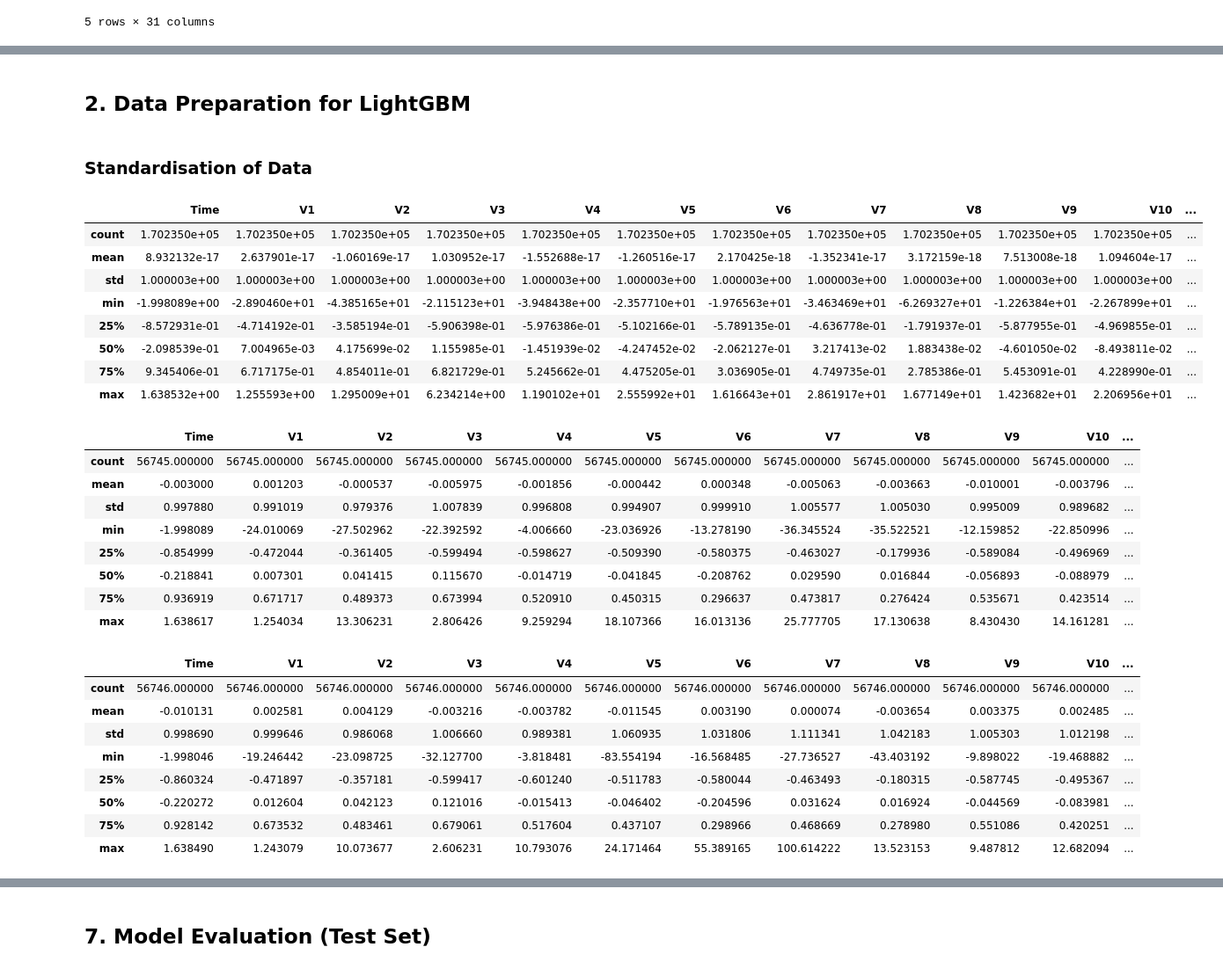
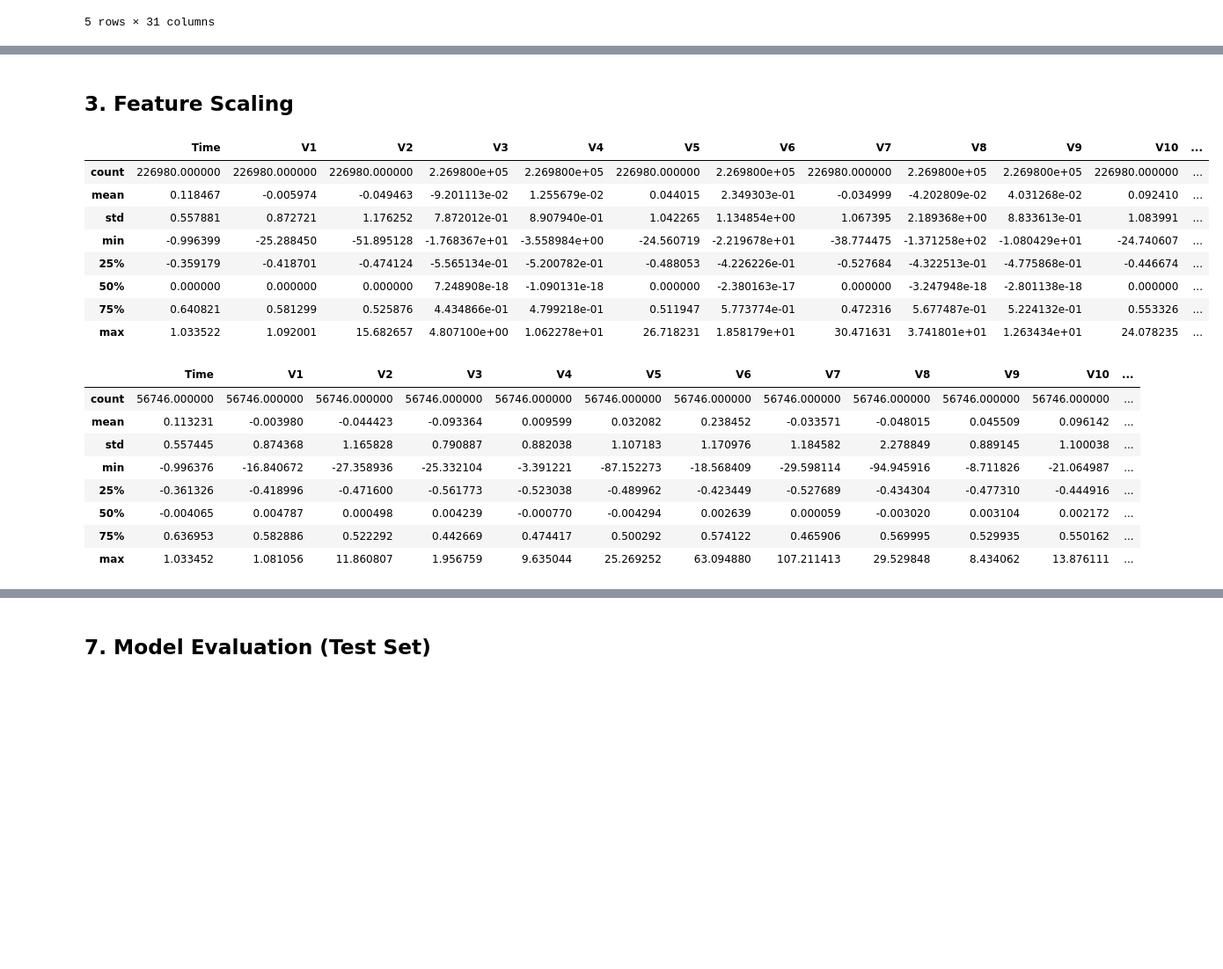
Before and after one commit to luuuneytunes12/Fraud-Detection-ML, a Jupyter notebook: notebooks/03-cwl-lightgbm.ipynb, the cells around one changed output, grey strips where cells are left out. Shown at 88% size. Saved outputs shown, nothing was run; the diff lists cells and outputs as text; code cells hidden in the pictures; blank space fills up the shorter version.

```diff
--- a/notebooks/03-cwl-lightgbm.ipynb
+++ b/notebooks/03-cwl-lightgbm.ipynb
@@ -61,2 +68,4 @@ df1.head()
 # %%
-X_train, X_val, X_test, y_train, y_val, y_test = dp.train_val_test_split(df1, target_column='Class')
+X = df1.drop(columns=['Class'])
+y = df1['Class']
+X_train, X_test, y_train, y_test = train_test_split(X, y, test_size=0.2, random_state=42, stratify=y)
@@ -89,52 +82,40 @@ Class
 0    56651
 1       95
 Name: count, dtype: int64
-# %% [markdown]
-## 2. Data Preparation for LightGBM
-# %% [markdown]
-### Standardisation of Data
+# %% [markdown]
+## 3. Feature Scaling
 # %%
 # - Scaling of Train, Validation, Test Data  -
-from sklearn.preprocessing import StandardScaler
-scaler = StandardScaler().set_output(transform="pandas")
+from sklearn.preprocessing import StandardScaler, RobustScaler
+scaler = RobustScaler().set_output(transform="pandas")
 
 # - Train StandardScaler() based on features in Train Data -
 X_train_scaled = scaler.fit_transform(X_train)
 
-# - Apply Learning to Validation, Test Data -
-X_val_scaled = scaler.transform(X_val)
+# - Apply Learning to Test Data -
 X_test_scaled = scaler.transform(X_test)
 
 pd.set_option('display.max_columns', None)
-display(X_train_scaled.describe(), X_val_scaled.describe(), X_test_scaled.describe())
+display(X_train_scaled.describe(), X_test_scaled.describe())
 # %% [output]
 |  | Time | V1 | V2 | V3 | V4 | V5 | V6 | V7 | V8 | V9 | V10 | ... |
-| count | 1.702350e+05 | 1.702350e+05 | 1.702350e+05 | 1.702350e+05 | 1.702350e+05 | 1.702350e+05 | 1.702350e+05 | 1.702350e+05 | 1.702350e+05 | 1.702350e+05 | 1.702350e+05 | ... |
-| mean | 8.932132e-17 | 2.637901e-17 | -1.060169e-17 | 1.030952e-17 | -1.552688e-17 | -1.260516e-17 | 2.170425e-18 | -1.352341e-17 | 3.172159e-18 | 7.513008e-18 | 1.094604e-17 | ... |
-| std | 1.000003e+00 | 1.000003e+00 | 1.000003e+00 | 1.000003e+00 | 1.000003e+00 | 1.000003e+00 | 1.000003e+00 | 1.000003e+00 | 1.000003e+00 | 1.000003e+00 | 1.000003e+00 | ... |
-| min | -1.998089e+00 | -2.890460e+01 | -4.385165e+01 | -2.115123e+01 | -3.948438e+00 | -2.357710e+01 | -1.976563e+01 | -3.463469e+01 | -6.269327e+01 | -1.226384e+01 | -2.267899e+01 | ... |
-| 25% | -8.572931e-01 | -4.714192e-01 | -3.585194e-01 | -5.906398e-01 | -5.976386e-01 | -5.102166e-01 | -5.789135e-01 | -4.636778e-01 | -1.791937e-01 | -5.877955e-01 | -4.969855e-01 | ... |
-| 50% | -2.098539e-01 | 7.004965e-03 | 4.175699e-02 | 1.155985e-01 | -1.451939e-02 | -4.247452e-02 | -2.062127e-01 | 3.217413e-02 | 1.883438e-02 | -4.601050e-02 | -8.493811e-02 | ... |
-| 75% | 9.345406e-01 | 6.717175e-01 | 4.854011e-01 | 6.821729e-01 | 5.245662e-01 | 4.475205e-01 | 3.036905e-01 | 4.749735e-01 | 2.785386e-01 | 5.453091e-01 | 4.228990e-01 | ... |
-| max | 1.638532e+00 | 1.255593e+00 | 1.295009e+01 | 6.234214e+00 | 1.190102e+01 | 2.555992e+01 | 1.616643e+01 | 2.861917e+01 | 1.677149e+01 | 1.423682e+01 | 2.206956e+01 | ... |
+| count | 226980.000000 | 226980.000000 | 226980.000000 | 2.269800e+05 | 2.269800e+05 | 226980.000000 | 2.269800e+05 | 226980.000000 | 2.269800e+05 | 2.269800e+05 | 226980.000000 | ... |
+| mean | 0.118467 | -0.005974 | -0.049463 | -9.201113e-02 | 1.255679e-02 | 0.044015 | 2.349303e-01 | -0.034999 | -4.202809e-02 | 4.031268e-02 | 0.092410 | ... |
+| std | 0.557881 | 0.872721 | 1.176252 | 7.872012e-01 | 8.907940e-01 | 1.042265 | 1.134854e+00 | 1.067395 | 2.189368e+00 | 8.833613e-01 | 1.083991 | ... |
+| min | -0.996399 | -25.288450 | -51.895128 | -1.768367e+01 | -3.558984e+00 | -24.560719 | -2.219678e+01 | -38.774475 | -1.371258e+02 | -1.080429e+01 | -24.740607 | ... |
+| 25% | -0.359179 | -0.418701 | -0.474124 | -5.565134e-01 | -5.200782e-01 | -0.488053 | -4.226226e-01 | -0.527684 | -4.322513e-01 | -4.775868e-01 | -0.446674 | ... |
+| 50% | 0.000000 | 0.000000 | 0.000000 | 7.248908e-18 | -1.090131e-18 | 0.000000 | -2.380163e-17 | 0.000000 | -3.247948e-18 | -2.801138e-18 | 0.000000 | ... |
+| 75% | 0.640821 | 0.581299 | 0.525876 | 4.434866e-01 | 4.799218e-01 | 0.511947 | 5.773774e-01 | 0.472316 | 5.677487e-01 | 5.224132e-01 | 0.553326 | ... |
+| max | 1.033522 | 1.092001 | 15.682657 | 4.807100e+00 | 1.062278e+01 | 26.718231 | 1.858179e+01 | 30.471631 | 3.741801e+01 | 1.263434e+01 | 24.078235 | ... |
 |  | Time | V1 | V2 | V3 | V4 | V5 | V6 | V7 | V8 | V9 | V10 | ... |
-| count | 56745.000000 | 56745.000000 | 56745.000000 | 56745.000000 | 56745.000000 | 56745.000000 | 56745.000000 | 56745.000000 | 56745.000000 | 56745.000000 | 56745.000000 | ... |
-| mean | -0.003000 | 0.001203 | -0.000537 | -0.005975 | -0.001856 | -0.000442 | 0.000348 | -0.005063 | -0.003663 | -0.010001 | -0.003796 | ... |
-| std | 0.997880 | 0.991019 | 0.979376 | 1.007839 | 0.996808 | 0.994907 | 0.999910 | 1.005577 | 1.005030 | 0.995009 | 0.989682 | ... |
-| min | -1.998089 | -24.010069 | -27.502962 | -22.392592 | -4.006660 | -23.036926 | -13.278190 | -36.345524 | -35.522521 | -12.159852 | -22.850996 | ... |
-| 25% | -0.854999 | -0.472044 | -0.361405 | -0.599494 | -0.598627 | -0.509390 | -0.580375 | -0.463027 | -0.179936 | -0.589084 | -0.496969 | ... |
-| 50% | -0.218841 | 0.007301 | 0.041415 | 0.115670 | -0.014719 | -0.041845 | -0.208762 | 0.029590 | 0.016844 | -0.056893 | -0.088979 | ... |
-| 75% | 0.936919 | 0.671717 | 0.489373 | 0.673994 | 0.520910 | 0.450315 | 0.296637 | 0.473817 | 0.276424 | 0.535671 | 0.423514 | ... |
-| max | 1.638617 | 1.254034 | 13.306231 | 2.806426 | 9.259294 | 18.107366 | 16.013136 | 25.777705 | 17.130638 | 8.430430 | 14.161281 | ... |
+| count | 56746.000000 | 56746.000000 | 56746.000000 | 56746.000000 | 56746.000000 | 56746.000000 | 56746.000000 | 56746.000000 | 56746.000000 | 56746.000000 | 56746.000000 | ... |
+| mean | 0.113231 | -0.003980 | -0.044423 | -0.093364 | 0.009599 | 0.032082 | 0.238452 | -0.033571 | -0.048015 | 0.045509 | 0.096142 | ... |
+| std | 0.557445 | 0.874368 | 1.165828 | 0.790887 | 0.882038 | 1.107183 | 1.170976 | 1.184582 | 2.278849 | 0.889145 | 1.100038 | ... |
+| min | -0.996376 | -16.840672 | -27.358936 | -25.332104 | -3.391221 | -87.152273 | -18.568409 | -29.598114 | -94.945916 | -8.711826 | -21.064987 | ... |
+| 25% | -0.361326 | -0.418996 | -0.471600 | -0.561773 | -0.523038 | -0.489962 | -0.423449 | -0.527689 | -0.434304 | -0.477310 | -0.444916 | ... |
+| 50% | -0.004065 | 0.004787 | 0.000498 | 0.004239 | -0.000770 | -0.004294 | 0.002639 | 0.000059 | -0.003020 | 0.003104 | 0.002172 | ... |
+| 75% | 0.636953 | 0.582886 | 0.522292 | 0.442669 | 0.474417 | 0.500292 | 0.574122 | 0.465906 | 0.569995 | 0.529935 | 0.550162 | ... |
+| max | 1.033452 | 1.081056 | 11.860807 | 1.956759 | 9.635044 | 25.269252 | 63.094880 | 107.211413 | 29.529848 | 8.434062 | 13.876111 | ... |
-|  | Time | V1 | V2 | V3 | V4 | V5 | V6 | V7 | V8 | V9 | V10 | ... |
-| count | 56746.000000 | 56746.000000 | 56746.000000 | 56746.000000 | 56746.000000 | 56746.000000 | 56746.000000 | 56746.000000 | 56746.000000 | 56746.000000 | 56746.000000 | ... |
-| mean | -0.010131 | 0.002581 | 0.004129 | -0.003216 | -0.003782 | -0.011545 | 0.003190 | 0.000074 | -0.003654 | 0.003375 | 0.002485 | ... |
-| std | 0.998690 | 0.999646 | 0.986068 | 1.006660 | 0.989381 | 1.060935 | 1.031806 | 1.111341 | 1.042183 | 1.005303 | 1.012198 | ... |
-| min | -1.998046 | -19.246442 | -23.098725 | -32.127700 | -3.818481 | -83.554194 | -16.568485 | -27.736527 | -43.403192 | -9.898022 | -19.468882 | ... |
-| 25% | -0.860324 | -0.471897 | -0.357181 | -0.599417 | -0.601240 | -0.511783 | -0.580044 | -0.463493 | -0.180315 | -0.587745 | -0.495367 | ... |
-| 50% | -0.220272 | 0.012604 | 0.042123 | 0.121016 | -0.015413 | -0.046402 | -0.204596 | 0.031624 | 0.016924 | -0.044569 | -0.083981 | ... |
-| 75% | 0.928142 | 0.673532 | 0.483461 | 0.679061 | 0.517604 | 0.437107 | 0.298966 | 0.468669 | 0.278980 | 0.551086 | 0.420251 | ... |
-| max | 1.638490 | 1.243079 | 10.073677 | 2.606231 | 10.793076 | 24.171464 | 55.389165 | 100.614222 | 13.523153 | 9.487812 | 12.682094 | ... |
 # %%
 # - Check Scaling Validity Manually -
 dp.check_scaling_validity(X_train_scaled)
```
Also changed, not shown: parts of 20 cells of this notebook, 11 other files.
